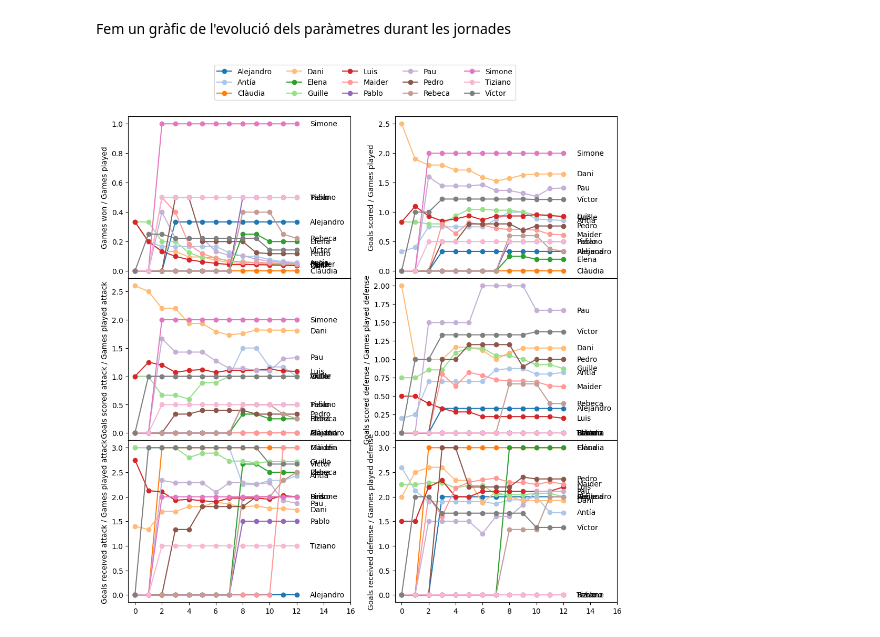
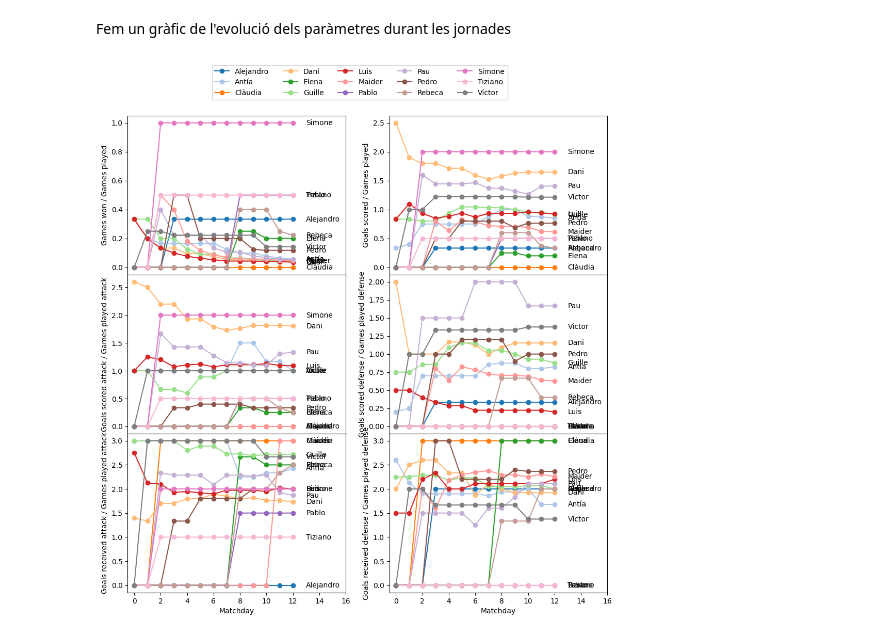
Before and after one commit to pgrebolt/ICEChampionsLeague, a Jupyter notebook: plot_stats.ipynb, the cells around one changed output. Drawn from its saved outputs; the diff is of its cells as text; code cells hidden in the pictures.

Commit message:
Added plot frequencies plot

```diff
--- a/plot_stats.ipynb
+++ b/plot_stats.ipynb
@@ -102,30 +102,33 @@ def plot_matchday_evolution(parameter, ax, label=False):
 # %%
 # Initialize figure
 fig, axs = plt.subplots(figsize=(12, 12), ncols= 2, nrows = 3, sharex=True)
 axs = axs.flatten()
 
 plot_matchday_evolution('WinPlayed', axs[0], label = True)
 plot_matchday_evolution('ScoredPlayed', axs[1])
 plot_matchday_evolution('ScoredAttackPlayed', axs[2])
 plot_matchday_evolution('ScoredDefensePlayed', axs[3])
 plot_matchday_evolution('ReceivedAttackPlayed', axs[4])
 plot_matchday_evolution('ReceivedDefensePlayed', axs[5])
 
 axs[1].set_xlabel("Matchday")
 axs[0].set_ylabel("Games won / Games played")
 axs[1].set_ylabel("Goals scored / Games played")
 axs[2].set_ylabel("Goals scored attack / Games played attack")
 axs[3].set_ylabel("Goals scored defense / Games played defense")
 axs[4].set_ylabel("Goals received attack / Games played attack")
 axs[5].set_ylabel("Goals received defense / Games played defense")
 
 for i in range(len(axs)):
     axs[i].set_xlim(-0.5, matchdays[-1] +4)
 
+for i in [-1, -2]:
+    axs[i].set_xlabel('Matchday')
+
 fig.legend(bbox_to_anchor = ( 0.5, 0.9), ncol = 5, loc = 'lower center')
 
 # Guardem la figura per poderla posar al README
 plt.subplots_adjust(hspace=0.0)
 plt.savefig('results/winplayed_stats.png', dpi=300, bbox_inches='tight')
 # %% [output]
-[figure, old version]
+[figure, new version]
```
Also changed, not shown: 3 other files.
